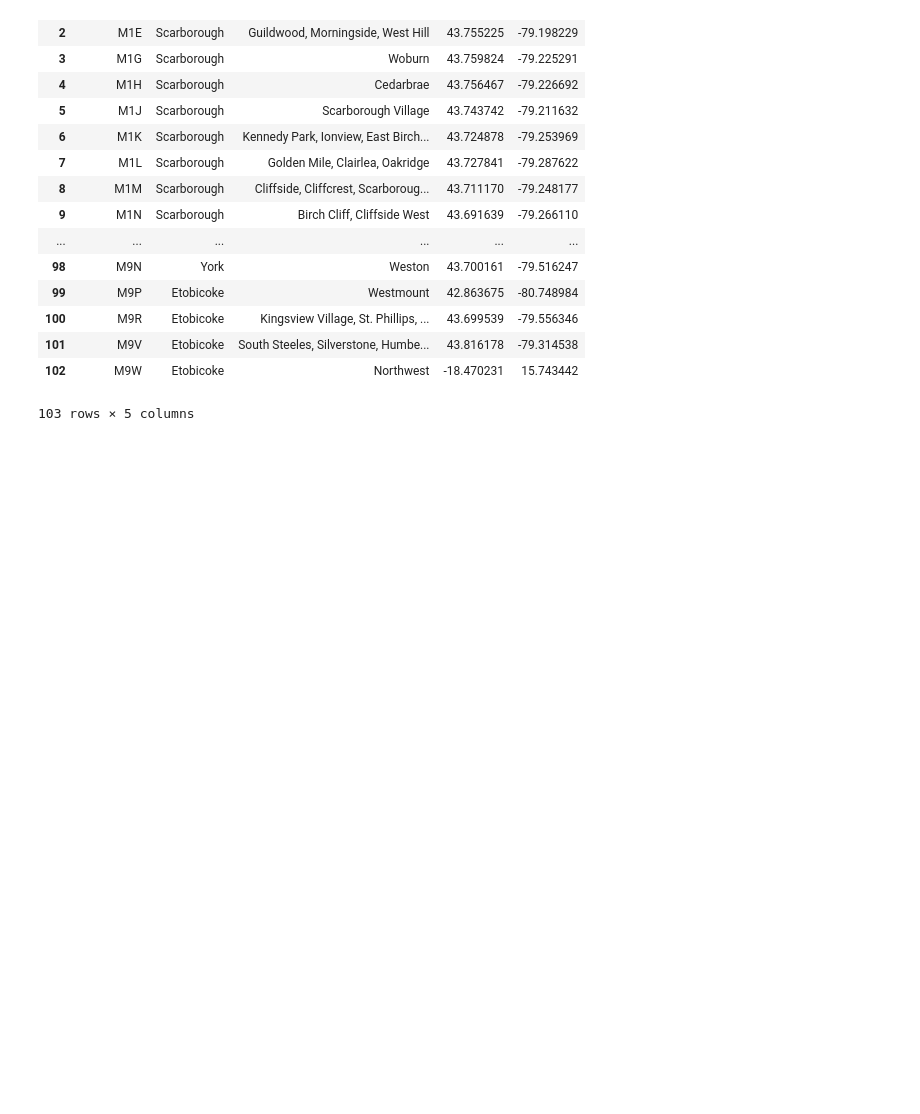
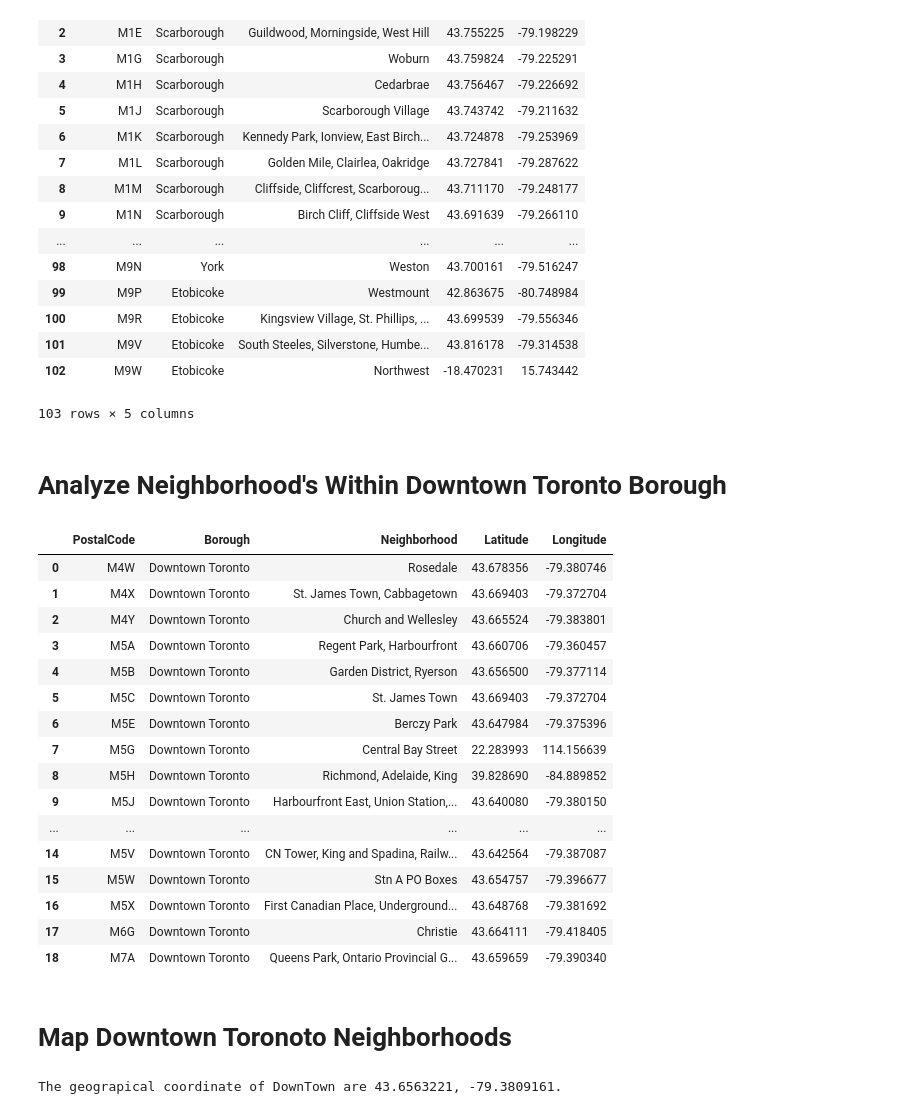
Before and after one commit to nkkoratp/capstone_data_science_project, a Jupyter notebook: capstone_project_neighborhood_clusters.ipynb, the cells around one changed output. Saved outputs shown, nothing was run; the diff lists cells and outputs as text; code cells hidden in the pictures; blank space fills up the shorter version.

```diff
--- a/capstone_project_neighborhood_clusters.ipynb
+++ b/capstone_project_neighborhood_clusters.ipynb
@@ -86,4 +100,5 @@ for idx_geo in canada_neighborhood_df.index:
         longitude = lat_lng_coords[1]
         print('Postal Code :', postal_code, ' Lat/Long : ', latitude, longitude)
     else:
-        print("No Lat/Long for PostalCode: ", postal_code)
+        latitude = 0.0
+        longitude = 0.0
@@ -184,3 +181,39 @@ canada_neighborhood_df
 | 101 | M9V | Etobicoke | South Steeles, Silverstone, Humbe... | 43.816178 | -79.314538 |
 | 102 | M9W | Etobicoke | Northwest | -18.470231 | 15.743442 |
 103 rows × 5 columns
+# %% [markdown]
+# Analyze Neighborhood's Within Downtown Toronto Borough
+# %%
+# Analyze Neighborhoods within Downtown Toronto Borough
+toronto_neighborhood_df = canada_neighborhood_df[canada_neighborhood_df['Borough'].str.contains('Downtown Toronto')].reset_index(drop=True)
+toronto_neighborhood_df
+# %% [output]
+|  | PostalCode | Borough | Neighborhood | Latitude | Longitude |
+| 0 | M4W | Downtown Toronto | Rosedale | 43.678356 | -79.380746 |
+| 1 | M4X | Downtown Toronto | St. James Town, Cabbagetown | 43.669403 | -79.372704 |
+| 2 | M4Y | Downtown Toronto | Church and Wellesley | 43.665524 | -79.383801 |
+| 3 | M5A | Downtown Toronto | Regent Park, Harbourfront | 43.660706 | -79.360457 |
+| 4 | M5B | Downtown Toronto | Garden District, Ryerson | 43.656500 | -79.377114 |
+| 5 | M5C | Downtown Toronto | St. James Town | 43.669403 | -79.372704 |
+| 6 | M5E | Downtown Toronto | Berczy Park | 43.647984 | -79.375396 |
+| 7 | M5G | Downtown Toronto | Central Bay Street | 22.283993 | 114.156639 |
+| 8 | M5H | Downtown Toronto | Richmond, Adelaide, King | 39.828690 | -84.889852 |
+| 9 | M5J | Downtown Toronto | Harbourfront East, Union Station,... | 43.640080 | -79.380150 |
+| ... | ... | ... | ... | ... | ... |
+| 14 | M5V | Downtown Toronto | CN Tower, King and Spadina, Railw... | 43.642564 | -79.387087 |
+| 15 | M5W | Downtown Toronto | Stn A PO Boxes | 43.654757 | -79.396677 |
+| 16 | M5X | Downtown Toronto | First Canadian Place, Underground... | 43.648768 | -79.381692 |
+| 17 | M6G | Downtown Toronto | Christie | 43.664111 | -79.418405 |
+| 18 | M7A | Downtown Toronto | Queens Park, Ontario Provincial G... | 43.659659 | -79.390340 |
+# %% [markdown]
+# Map Downtown Toronoto Neighborhoods
+# %%
+address = 'Downtown Toronto,ON'
+
+geolocator = Nominatim(user_agent="toronto_downtown_explorer")
+location = geolocator.geocode(address)
+latitude = location.latitude
+longitude = location.longitude
+print('The geograpical coordinate of DownTown are {}, {}.'.format(latitude, longitude))
+# %% [output]
+The geograpical coordinate of DownTown are 43.6563221, -79.3809161.
```
Also changed, not shown: parts of 27 cells of this notebook.
